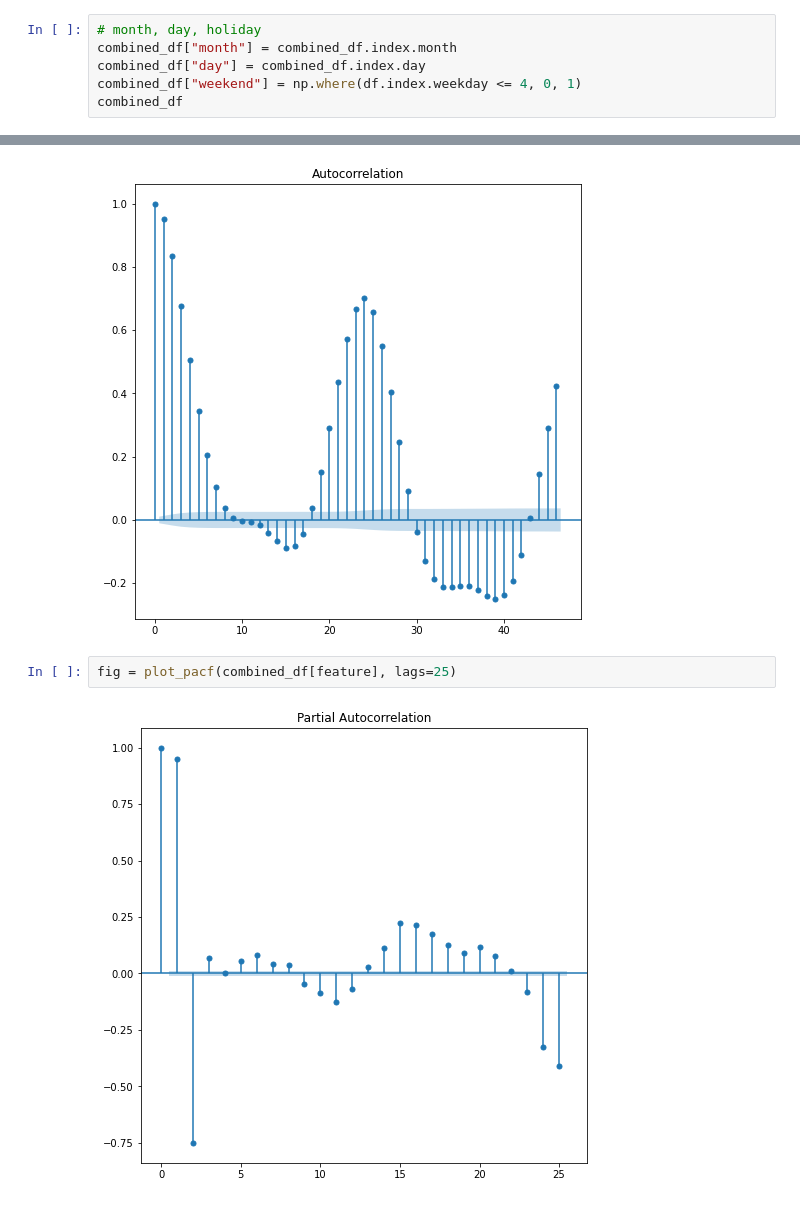
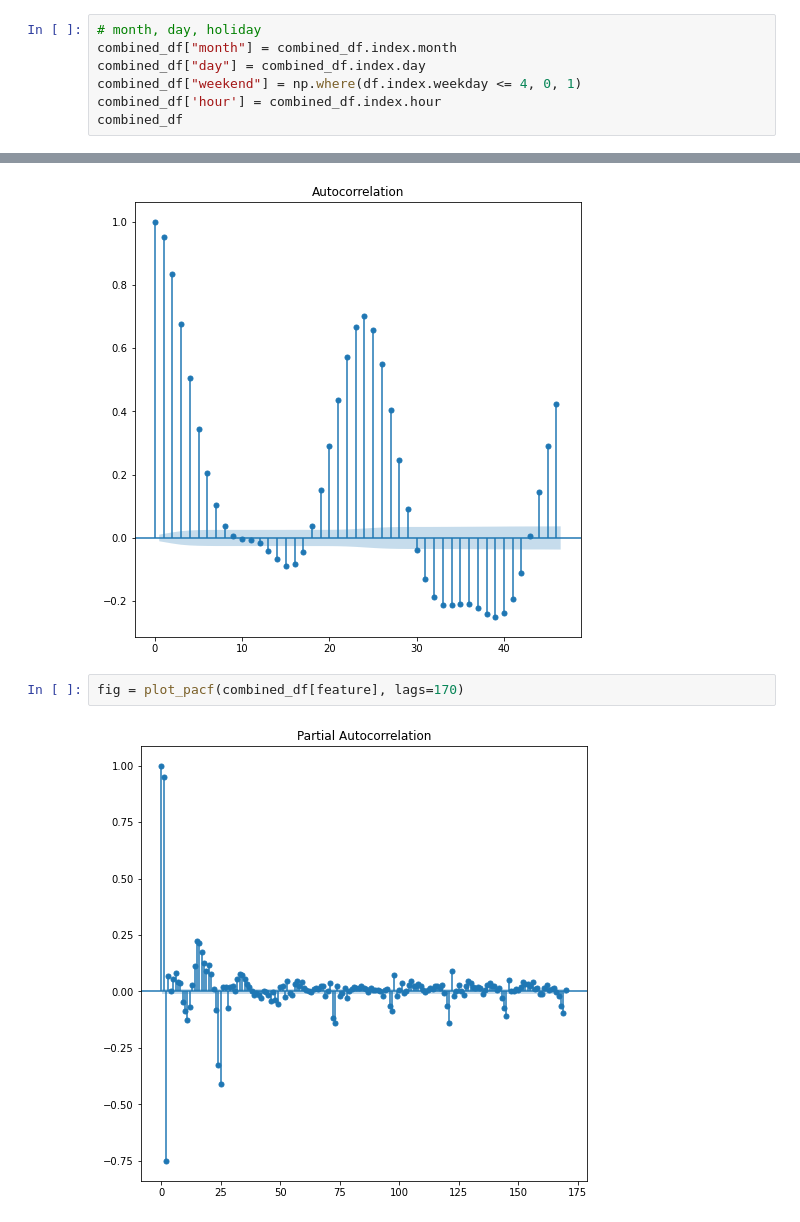
Before and after one commit to Kealtor/Data-Driven-Engineering, a Jupyter notebook: DDE_MachineLearning_Project/01_dde_pp.ipynb, the cells around one changed output, grey strips where cells are left out. Cells and saved outputs as stored; diff of their text form.

```diff
--- a/DDE_MachineLearning_Project/01_dde_pp.ipynb
+++ b/DDE_MachineLearning_Project/01_dde_pp.ipynb
@@ -449,6 +449,7 @@ combined_df["energy_stored"] = combined_df['energy_difference'].cumsum(axis=0)
 combined_df["month"] = combined_df.index.month
 combined_df["day"] = combined_df.index.day
 combined_df["weekend"] = np.where(df.index.weekday <= 4, 0, 1)
+combined_df['hour'] = combined_df.index.hour
 combined_df
 # %% [output]
 |  | temp | pressure | humidity | wind_speed | wind_deg | generation biomass | generation fossil brown coal/lignite | ... |
@@ -657,6 +658,6 @@ fig = plot_acf(combined_df[feature])
 <Figure size 576x576 with 0 Axes>
 [figure]
 # %%
-fig = plot_pacf(combined_df[feature], lags=25)
+fig = plot_pacf(combined_df[feature], lags=170)
 # %% [output]
-[figure, old version]
+[figure, new version]
```
Also changed, not shown: parts of 9 cells of this notebook, 6 other files.
